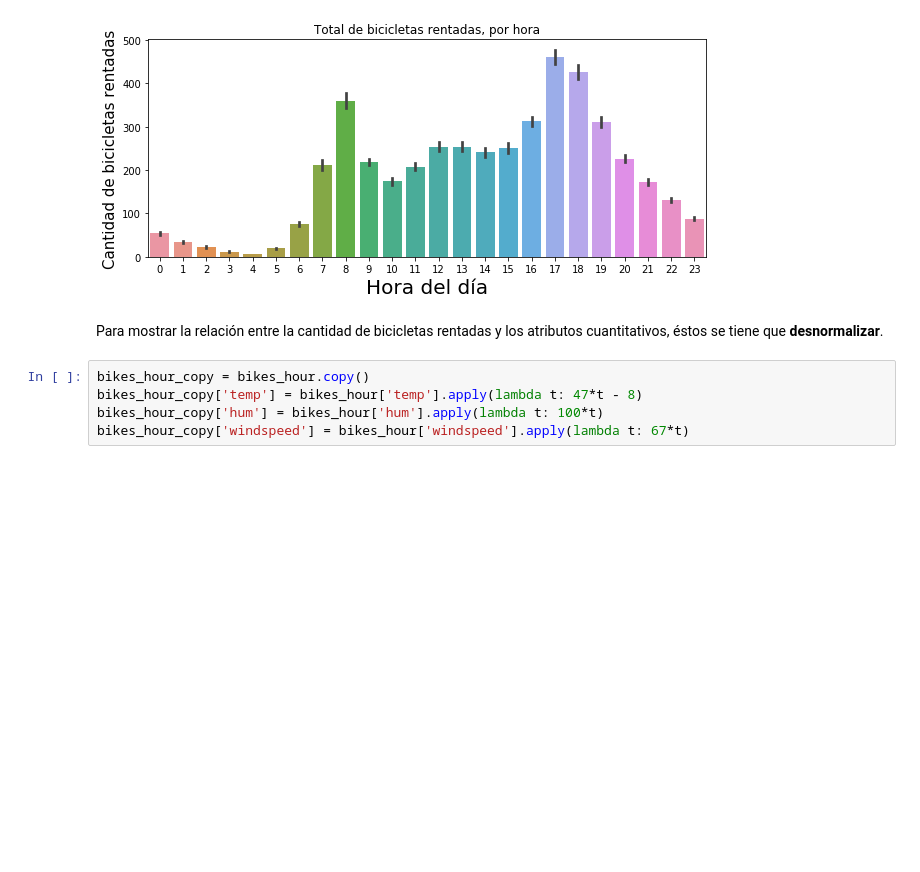
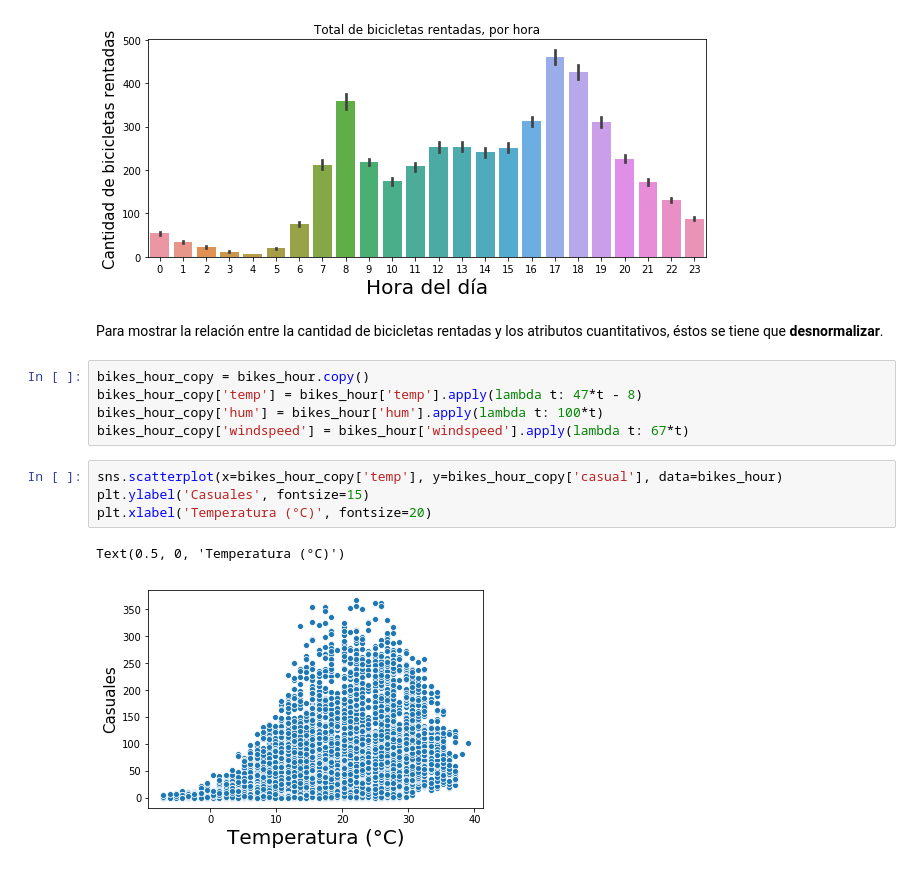
Before and after one commit to Miguelrom/LibretasML, a Jupyter notebook: Proyecto_1/Bike share dataset.ipynb, the cells around one changed output. Drawn from its saved outputs; the diff is of its cells as text; blank space fills up the shorter version.

```diff
--- a/Proyecto_1/Bike share dataset.ipynb
+++ b/Proyecto_1/Bike share dataset.ipynb
@@ -167,3 +212,10 @@ bikes_hour_copy = bikes_hour.copy()
 bikes_hour_copy['temp'] = bikes_hour['temp'].apply(lambda t: 47*t - 8)
 bikes_hour_copy['hum'] = bikes_hour['hum'].apply(lambda t: 100*t)
 bikes_hour_copy['windspeed'] = bikes_hour['windspeed'].apply(lambda t: 67*t)
+# %%
+sns.scatterplot(x=bikes_hour_copy['temp'], y=bikes_hour_copy['casual'], data=bikes_hour)
+plt.ylabel('Casuales', fontsize=15)
+plt.xlabel('Temperatura (°C)', fontsize=20)
+# %% [output]
+Text(0.5, 0, 'Temperatura (°C)')
+[figure, added]
```
Also changed, not shown: parts of 13 cells of this notebook.
